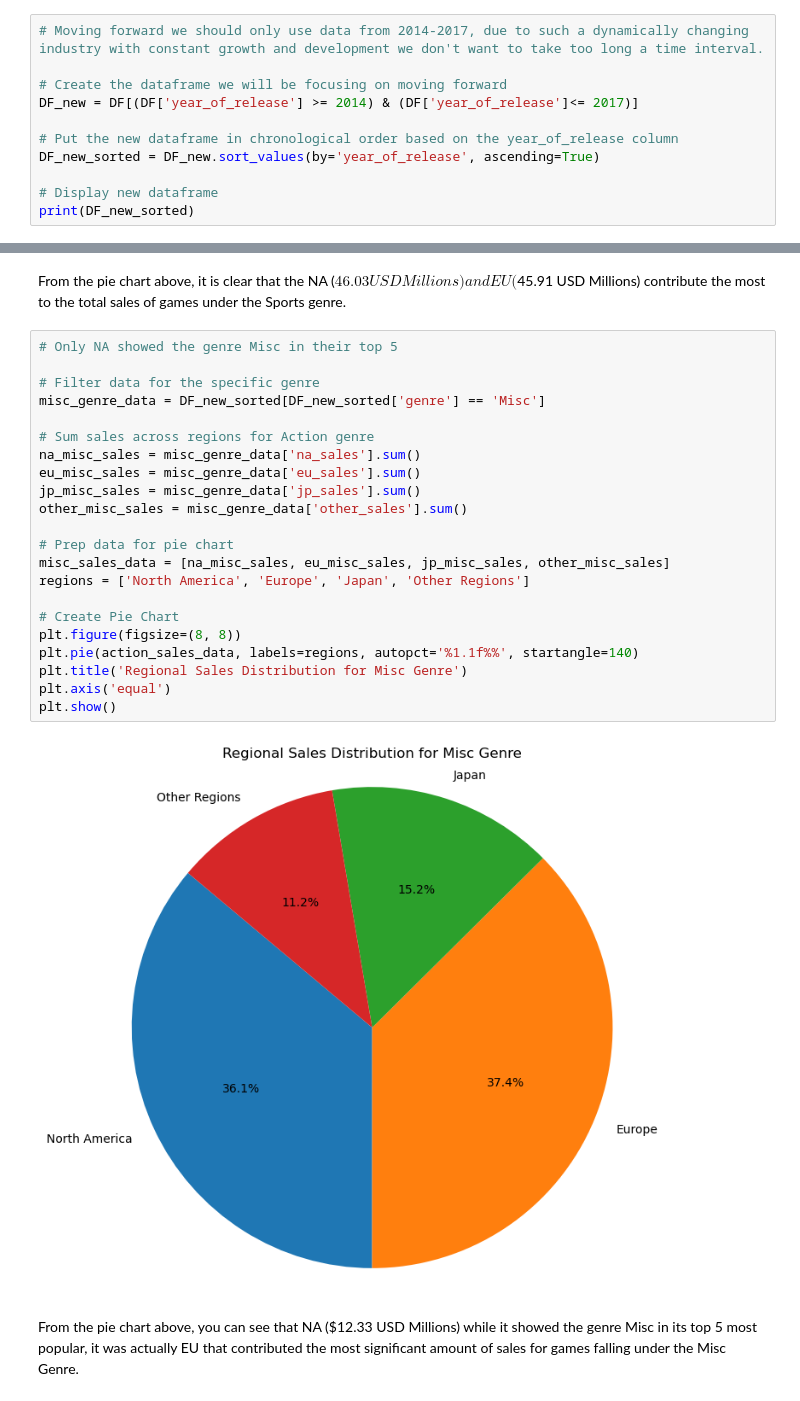
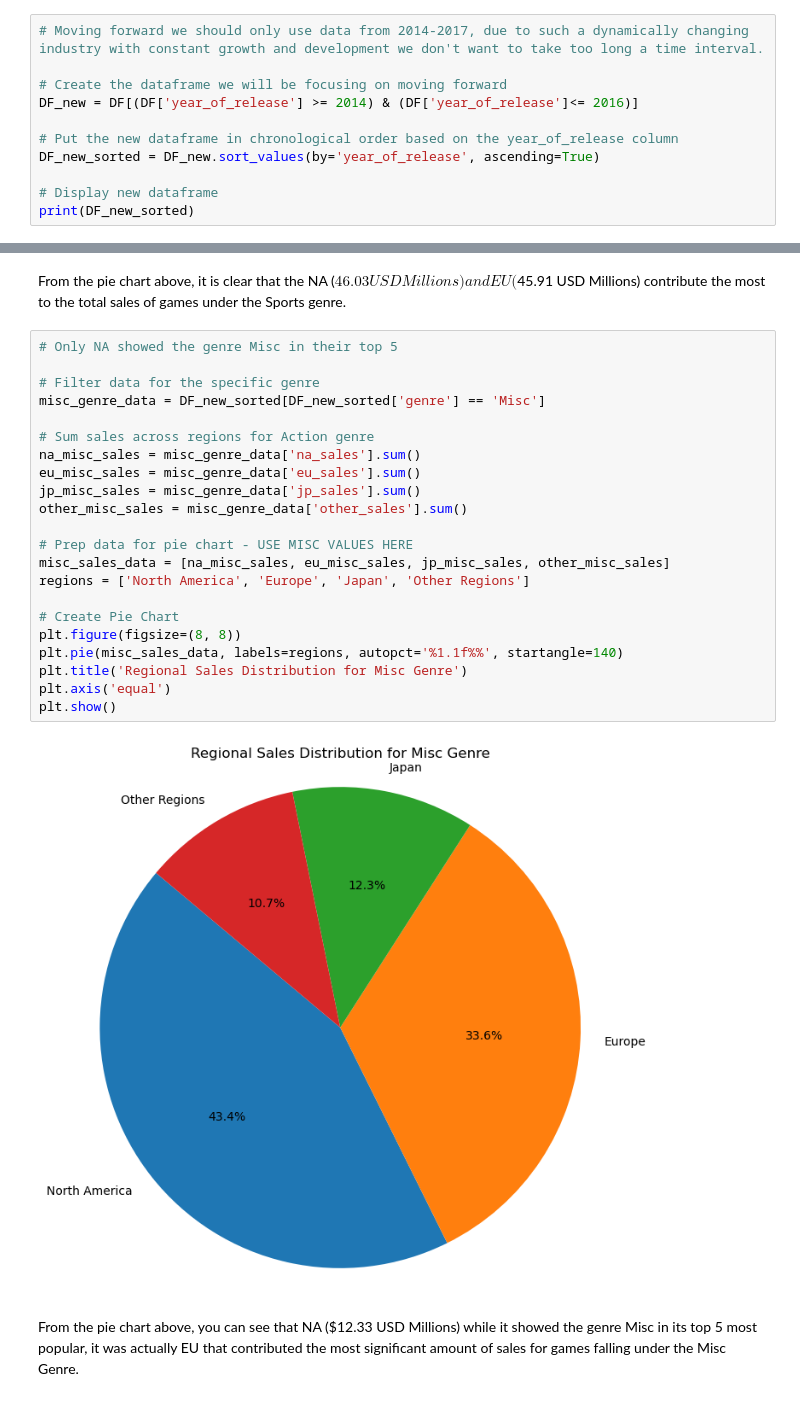
Before and after one commit to michav95/Video-Game-Forecasting, a Jupyter notebook: notebooks/EDA.ipynb, the cells around one changed output, grey strips where cells are left out. Saved outputs shown, nothing was run; the diff lists cells and outputs as text.

```diff
--- a/notebooks/EDA.ipynb
+++ b/notebooks/EDA.ipynb
@@ -678,7 +672,7 @@ The average length of time for new platforms to appear, and old ones to fade out
 # Moving forward we should only use data from 2014-2017, due to such a dynamically changing industry with constant growth and development we don't want to take too long a time interval.
 
 # Create the dataframe we will be focusing on moving forward
-DF_new = DF[(DF['year_of_release'] >= 2014) & (DF['year_of_release']<= 2017)]
+DF_new = DF[(DF['year_of_release'] >= 2014) & (DF['year_of_release']<= 2016)]
 
 # Put the new dataframe in chronological order based on the year_of_release column
 DF_new_sorted = DF_new.sort_values(by='year_of_release', ascending=True)
@@ -1674,27 +1767,27 @@ From the pie chart above, it is clear that the NA ($46.03 USD Millions) and EU (
 # %%
 # Only NA showed the genre Misc in their top 5
 
 # Filter data for the specific genre
 misc_genre_data = DF_new_sorted[DF_new_sorted['genre'] == 'Misc']
 
 # Sum sales across regions for Action genre
 na_misc_sales = misc_genre_data['na_sales'].sum()
 eu_misc_sales = misc_genre_data['eu_sales'].sum()
 jp_misc_sales = misc_genre_data['jp_sales'].sum()
 other_misc_sales = misc_genre_data['other_sales'].sum()
 
-# Prep data for pie chart
+# Prep data for pie chart - USE MISC VALUES HERE
 misc_sales_data = [na_misc_sales, eu_misc_sales, jp_misc_sales, other_misc_sales]
 regions = ['North America', 'Europe', 'Japan', 'Other Regions']
 
 # Create Pie Chart
 plt.figure(figsize=(8, 8))
-plt.pie(action_sales_data, labels=regions, autopct='%1.1f%%', startangle=140)
+plt.pie(misc_sales_data, labels=regions, autopct='%1.1f%%', startangle=140)
 plt.title('Regional Sales Distribution for Misc Genre')
 plt.axis('equal')
 plt.show()
 # %% [output]
-[figure, old version]
+[figure, new version]
 # %% [markdown]
 From the pie chart above, you can see that NA ($12.33 USD Millions) while it showed the genre Misc in its top 5 most popular, it was actually EU that contributed the most significant amount of sales for games falling under the Misc Genre.
 # %%
```
Also changed, not shown: parts of 38 cells of this notebook.
